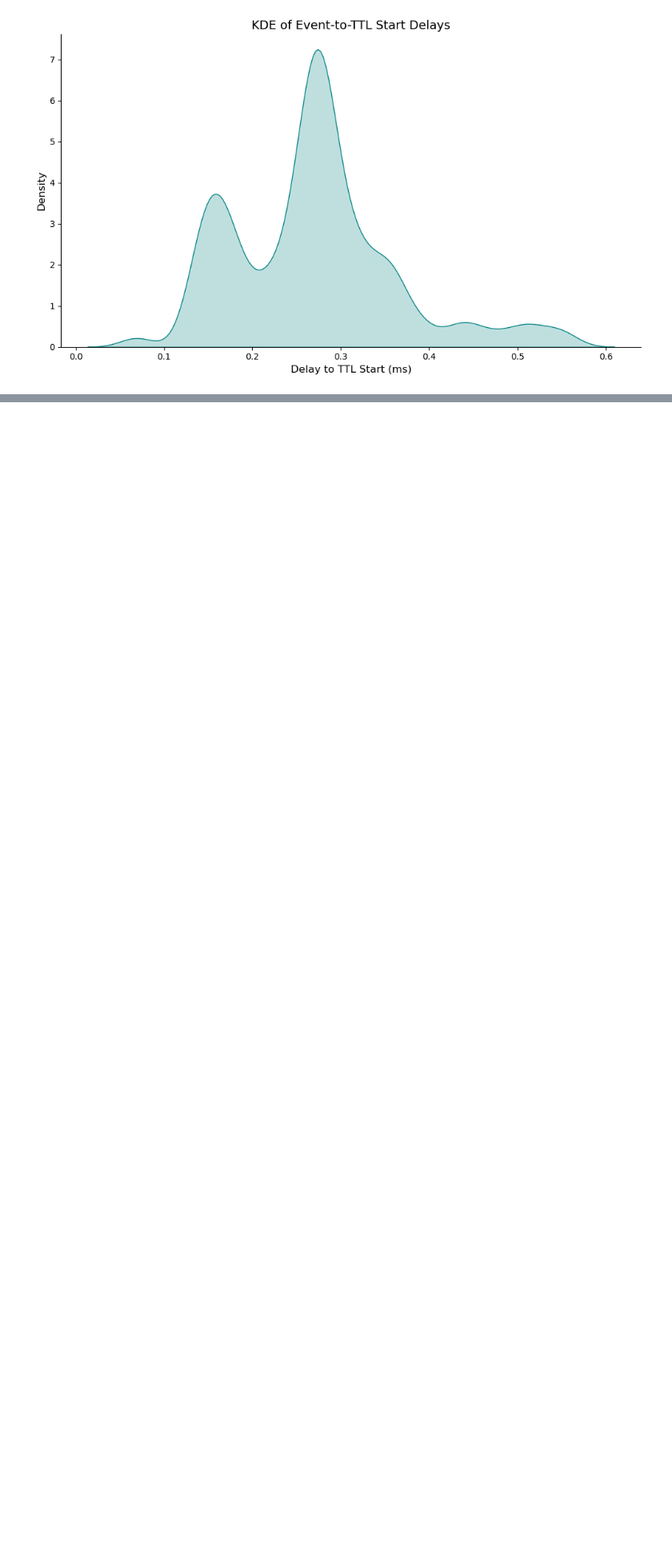
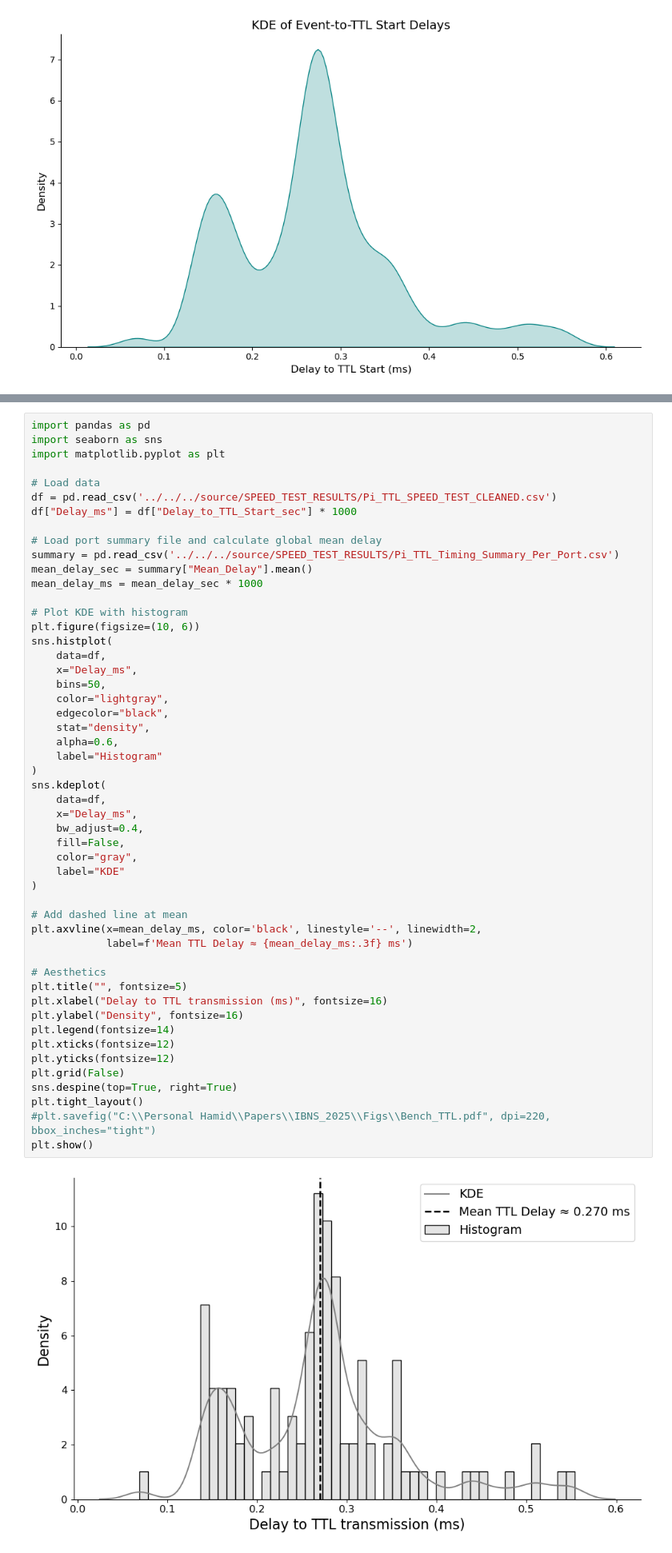
Before and after one commit to Htbibalan/HOME_PHOTOMETRY, a Jupyter notebook: scripts/RTFED_TTL/Arc_notebooks/Speed_Test_plot.ipynb, the cells around one changed output, grey strips where cells are left out. Shown at 80% size. Drawn from its saved outputs; the diff is of its cells as text; blank space fills up the shorter version.

```diff
--- a/scripts/RTFED_TTL/Arc_notebooks/Speed_Test_plot.ipynb
+++ b/scripts/RTFED_TTL/Arc_notebooks/Speed_Test_plot.ipynb
@@ -75,0 +76,53 @@ plt.show()
+# %%
+import pandas as pd
+import seaborn as sns
+import matplotlib.pyplot as plt
+
+# Load data
+df = pd.read_csv('../../../source/SPEED_TEST_RESULTS/Pi_TTL_SPEED_TEST_CLEANED.csv')
+df["Delay_ms"] = df["Delay_to_TTL_Start_sec"] * 1000
+
+# Load port summary file and calculate global mean delay
+summary = pd.read_csv('../../../source/SPEED_TEST_RESULTS/Pi_TTL_Timing_Summary_Per_Port.csv')
+mean_delay_sec = summary["Mean_Delay"].mean()
+mean_delay_ms = mean_delay_sec * 1000
+
+# Plot KDE with histogram
+plt.figure(figsize=(10, 6))
+sns.histplot(
+    data=df,
+    x="Delay_ms",
+    bins=50,
+    color="lightgray",
+    edgecolor="black",
+    stat="density",
+    alpha=0.6,
+    label="Histogram"
+)
+sns.kdeplot(
+    data=df,
+    x="Delay_ms",
+    bw_adjust=0.4,
+    fill=False,
+    color="gray",
+    label="KDE"
+)
+
+# Add dashed line at mean
+plt.axvline(x=mean_delay_ms, color='black', linestyle='--', linewidth=2,
+            label=f'Mean TTL Delay ≈ {mean_delay_ms:.3f} ms')
+
+# Aesthetics
+plt.title("", fontsize=5)
+plt.xlabel("Delay to TTL transmission (ms)", fontsize=16)
+plt.ylabel("Density", fontsize=16)
+plt.legend(fontsize=14)
+plt.xticks(fontsize=12)
+plt.yticks(fontsize=12)
+plt.grid(False)
+sns.despine(top=True, right=True)
+plt.tight_layout()
+#plt.savefig("C:\\Personal Hamid\\Papers\\IBNS_2025\\Figs\\Bench_TTL.pdf", dpi=220, bbox_inches="tight")
+plt.show()
+# %% [output]
+[figure, added]
```
Also changed, not shown: parts of 1 cell of this notebook.
